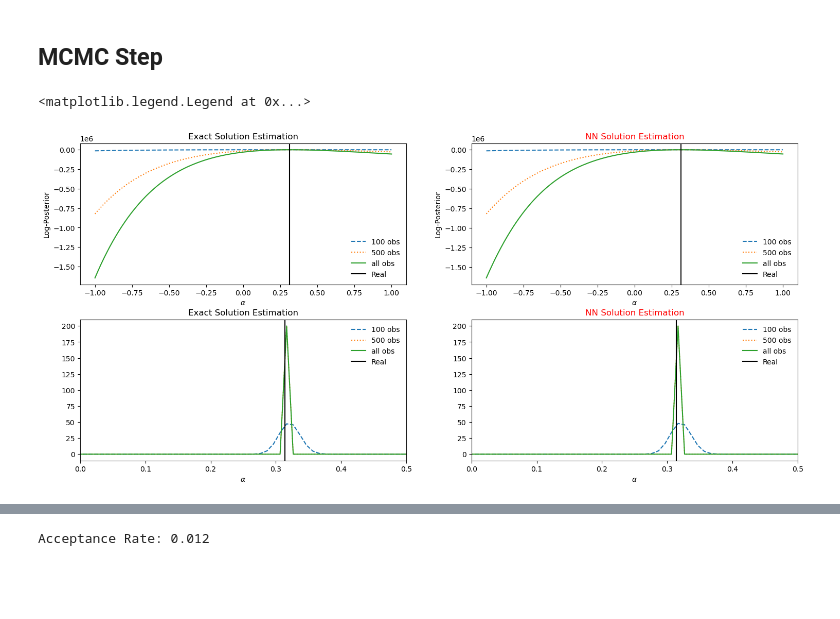
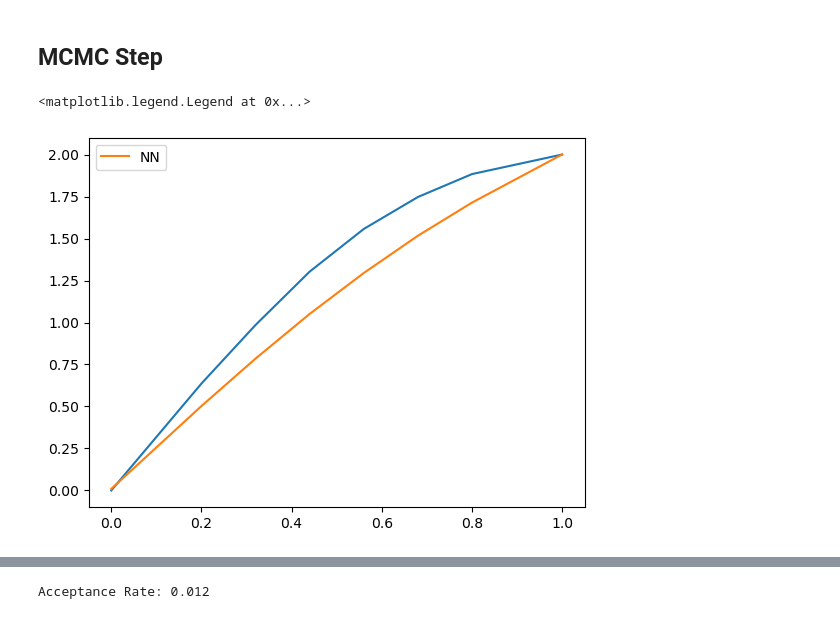
Before and after one commit to ChristianJzB/Projects, a Jupyter notebook: Physics _Informed_NN/11_PDE_TiaEx2.ipynb, the cells around one changed output, grey strips where cells are left out. Drawn from its saved outputs; the diff is of its cells as text; code cells hidden in the pictures; blank space fills up the shorter version.

```diff
--- a/Physics _Informed_NN/11_PDE_TiaEx2.ipynb
+++ b/Physics _Informed_NN/11_PDE_TiaEx2.ipynb
@@ -306,57 +289,21 @@ for alp in alpha_:
-# %%
-fig = plt.figure(figsize=(18,8))
-plt.subplots_adjust(hspace=0.25)
-
-plt.subplot(2, 2, 1)
-plt.plot(alpha_,alpha_fc ,linestyle = '--', label = "100 obs")
-plt.plot(alpha_,alpha_fc_2,linestyle = ':', label = "500 obs")
-plt.plot(alpha_,alpha_fc_3, label = "all obs")
-
-plt.axvline(x = theta_h, color = 'black', label = 'Real')
-
-plt.title("Exact Solution Estimation")
-plt.ylabel("Log-Posterior")
-plt.xlabel(r"$\alpha$")
-plt.legend(frameon =False)
-
-
-plt.subplot(2, 2, 2)
-plt.plot(alpha_,alpha_fc_nn ,linestyle = '--', label = "100 obs")
-plt.plot(alpha_,alpha_fc_2_nn,linestyle = ':', label = "500 obs")
-plt.plot(alpha_,alpha_fc_3_nn, label = "all obs")
-
-plt.axvline(x = theta_h, color = 'black', label = 'Real')
-
-plt.title("NN Solution Estimation",color = "red")
-plt.ylabel("Log-Posterior")
-plt.xlabel(r"$\alpha$")
-plt.legend(frameon =False)
-
-
-plt.subplot(2, 2, 3)
-plt.plot(alpha_,200*np.exp(alpha_fc)/np.sum(np.exp(alpha_fc)) ,linestyle = '--', label = "100 obs")
-plt.plot(alpha_,200*np.exp(alpha_fc_2)/np.sum(np.exp(alpha_fc_2)),linestyle = ':', label = "500 obs")
-plt.plot(alpha_,200*np.exp(alpha_fc_3)/np.sum(np.exp(alpha_fc_3)), label = "all obs")
-
-plt.axvline(x = theta_h, color = 'black', label = 'Real')
-
-plt.title("Exact Solution Estimation")
-plt.xlabel(r"$\alpha$")
-plt.xlim(0,0.5)
-plt.legend(frameon =False)
-
-
-plt.subplot(2, 2, 4)
-plt.plot(alpha_,200*np.exp(alpha_fc_nn)/np.sum(np.exp(alpha_fc_nn)) ,linestyle = '--', label = "100 obs")
-plt.plot(alpha_,200*np.exp(alpha_fc_2_nn)/np.sum(np.exp(alpha_fc_2_nn)),linestyle = ':', label = "500 obs")
-plt.plot(alpha_,200*np.exp(alpha_fc_3_nn)/np.sum(np.exp(alpha_fc_3_nn)), label = "all obs")
-
-plt.axvline(x = theta_h, color = 'black', label = 'Real')
-
-plt.title("NN Solution Estimation",color = "red")
-plt.xlabel(r"$\alpha$")
-plt.xlim(0,0.5)
-plt.legend(frameon =False)
-# %% [output]
-<matplotlib.legend.Legend at 0x...>
-[figure, removed]
+# %%
+# Number of spatial oberservation points
+dy = 6
+
+t = np.array([0] + list(np.linspace(0.2,0.8,dy)) + [1])
+
+noise_sol_test = np.array([0,6.365626160107796805e-01,9.853532348454457912e-01,
+                           1.302974414932300373e+00,1.556834710607004846e+00,1.747096483481726858e+00,1.883543121727832892e+00,2])
+
+theta_true = [0.0976270078546495, 0.43037873274483895]
+
+data_ =  np.hstack((t.flatten()[:,None], np.ones_like(t).flatten()[:,None]*(.0976270078546495), np.ones_like(t).flatten()[:,None]*(.43037873274483895)))
+
+nn = model(torch.tensor(data_).float()).detach().cpu().numpy().reshape(-1,)
+# %%
+plt.plot(t,noise_sol_test)
+plt.plot(t,nn,label = "NN")
+plt.legend()
+# %% [output]
+<matplotlib.legend.Legend at 0x...>
+[figure, added]
```
Also changed, not shown: parts of 15 cells of this notebook, 5 other files.
